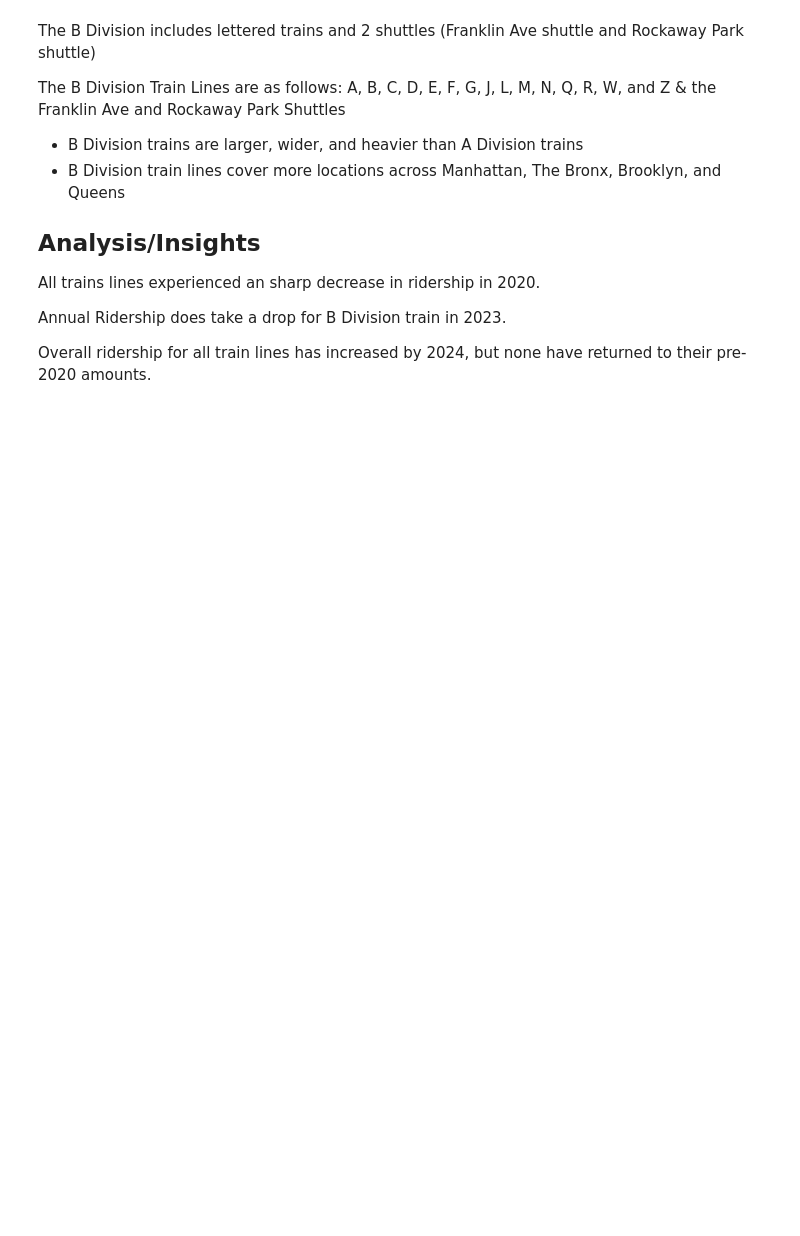
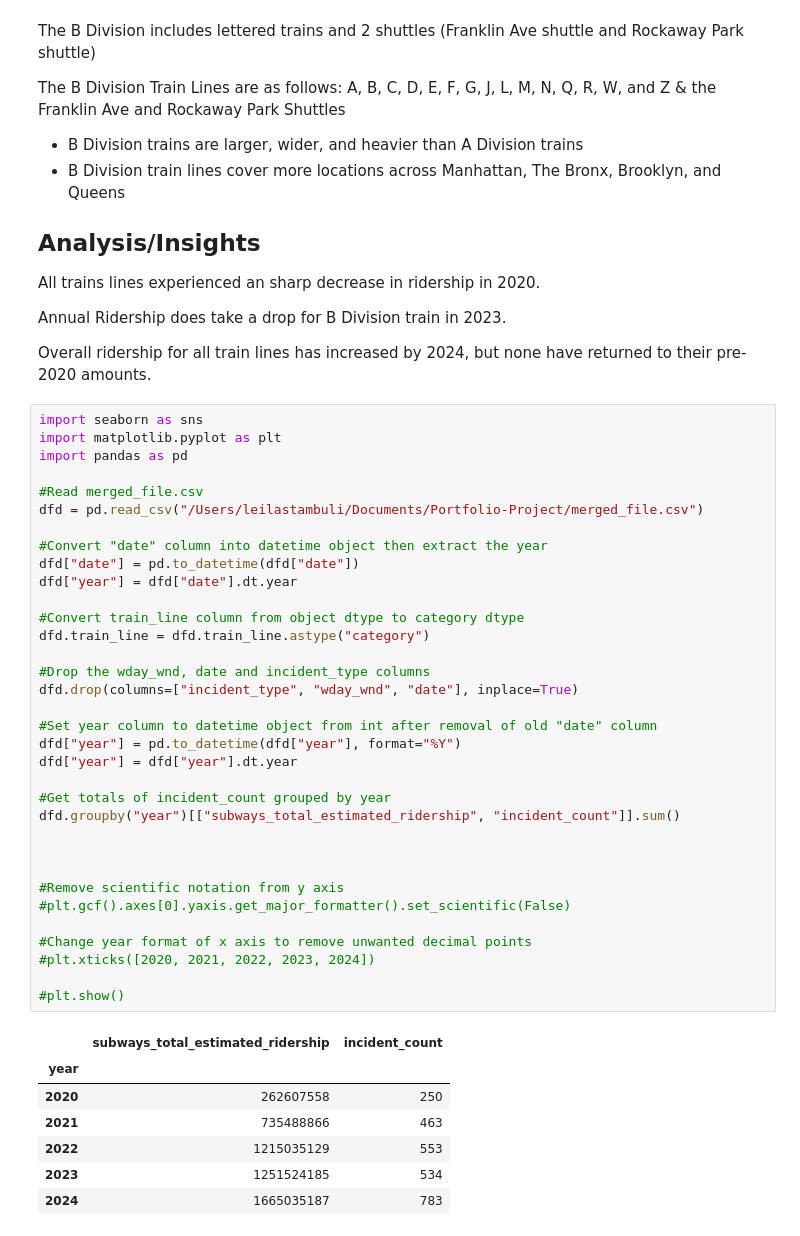
Before and after one commit to thetechleila/MTA-Subway-Ridership-and-Major-Incidents-EDA, a Jupyter notebook: notebooks/leila_eda.ipynb, the cells around one changed output. Cells and saved outputs as stored; diff of their text form; blank space fills up the shorter version.

```diff
--- a/notebooks/leila_eda.ipynb
+++ b/notebooks/leila_eda.ipynb
@@ -127,3 +127,45 @@ All trains lines experienced an sharp decrease in ridership in 2020.
 Annual Ridership does take a drop for B Division train in 2023.
 
 Overall ridership for all train lines has increased by 2024, but none have returned to their pre-2020 amounts.
+# %%
+import seaborn as sns
+import matplotlib.pyplot as plt
+import pandas as pd
+
+#Read merged_file.csv
+dfd = pd.read_csv("/Users/leilastambuli/Documents/Portfolio-Project/merged_file.csv")
+
+#Convert "date" column into datetime object then extract the year
+dfd["date"] = pd.to_datetime(dfd["date"])
+dfd["year"] = dfd["date"].dt.year
+
+#Convert train_line column from object dtype to category dtype
+dfd.train_line = dfd.train_line.astype("category")
+
+#Drop the wday_wnd, date and incident_type columns
+dfd.drop(columns=["incident_type", "wday_wnd", "date"], inplace=True)
+
+#Set year column to datetime object from int after removal of old "date" column
+dfd["year"] = pd.to_datetime(dfd["year"], format="%Y")
+dfd["year"] = dfd["year"].dt.year
+
+#Get totals of incident_count grouped by year
+dfd.groupby("year")[["subways_total_estimated_ridership", "incident_count"]].sum()
+
+
+
+#Remove scientific notation from y axis
+#plt.gcf().axes[0].yaxis.get_major_formatter().set_scientific(False)
+
+#Change year format of x axis to remove unwanted decimal points
+#plt.xticks([2020, 2021, 2022, 2023, 2024])
+
+#plt.show()
+# %% [output]
+|  | subways_total_estimated_ridership | incident_count |
+| year |  |  |
+| 2020 | 262607558 | 250 |
+| 2021 | 735488866 | 463 |
+| 2022 | 1215035129 | 553 |
+| 2023 | 1251524185 | 534 |
+| 2024 | 1665035187 | 783 |
```
Also changed, not shown: parts of 1 cell of this notebook.
